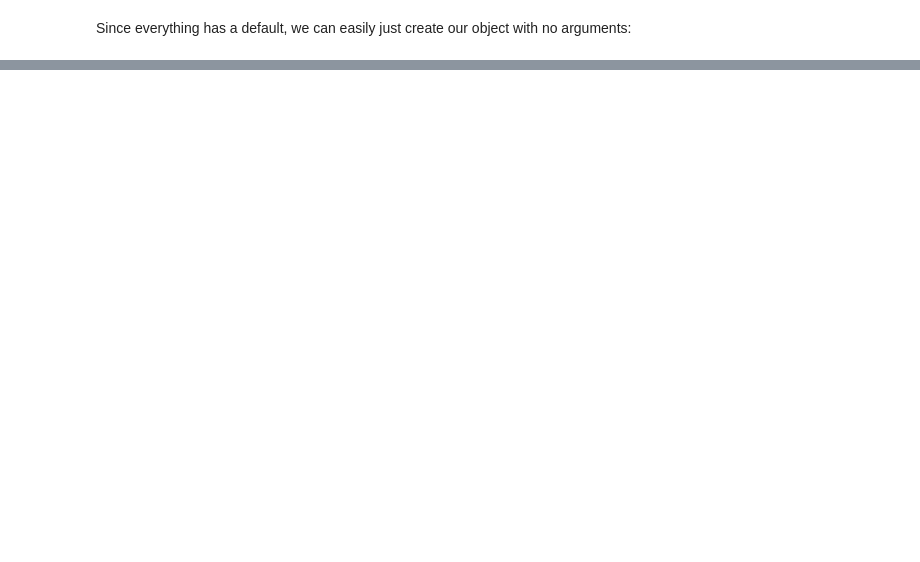
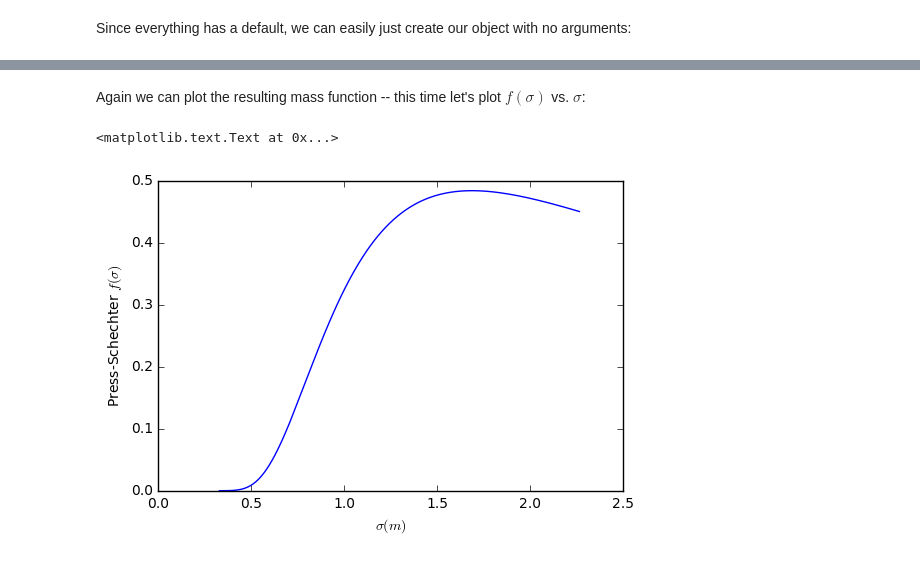
Before and after one commit to peraktong/hmf, a Jupyter notebook: docs/examples/your_first_plot.ipynb, the cells around one changed output, grey strips where cells are left out. Drawn from its saved outputs; the diff is of its cells as text; code cells hidden in the pictures; blank space fills up the shorter version.

```diff
--- a/docs/examples/your_first_plot.ipynb
+++ b/docs/examples/your_first_plot.ipynb
@@ -72,0 +73,14 @@ dlog10m : float
+# %%
+mf = MassFunction(z = 1.0,                  # Redshift of 1.0
+                  cosmo_params={"Om0":0.3}, # Matter density of 0.3
+                  hmf_model="PS")           # Press-Schechter fitting function
+# %% [markdown]
+Again we can plot the resulting mass function -- this time let's plot $f(\sigma)$ vs. $\sigma$:
+# %%
+plt.plot(mf.sigma,mf.fsigma)
+
+plt.xlabel(r"$\sigma(m)$")
+plt.ylabel(r"Press-Schechter $f(\sigma)$")
+# %% [output]
+<matplotlib.text.Text at 0x...>
+[figure, added]
```
Also changed, not shown: parts of 16 cells of this notebook.
